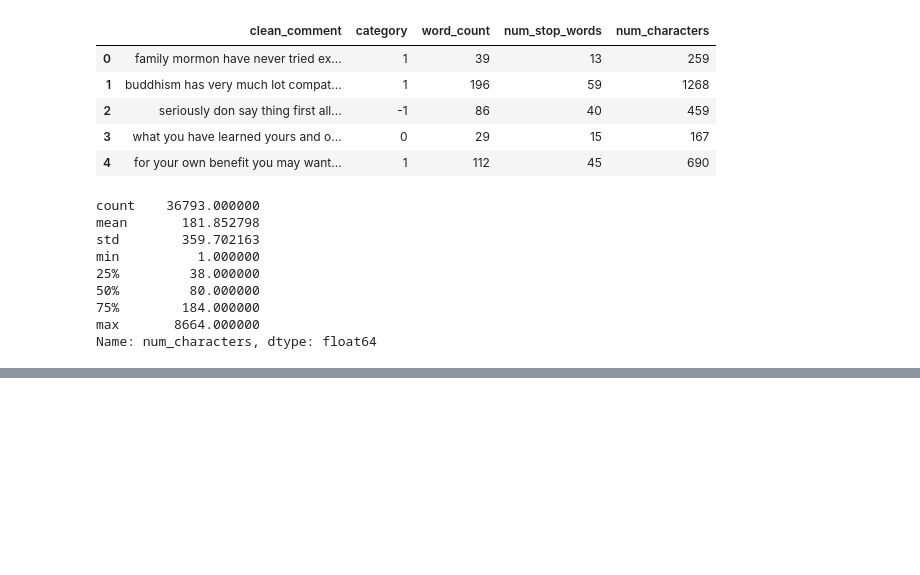
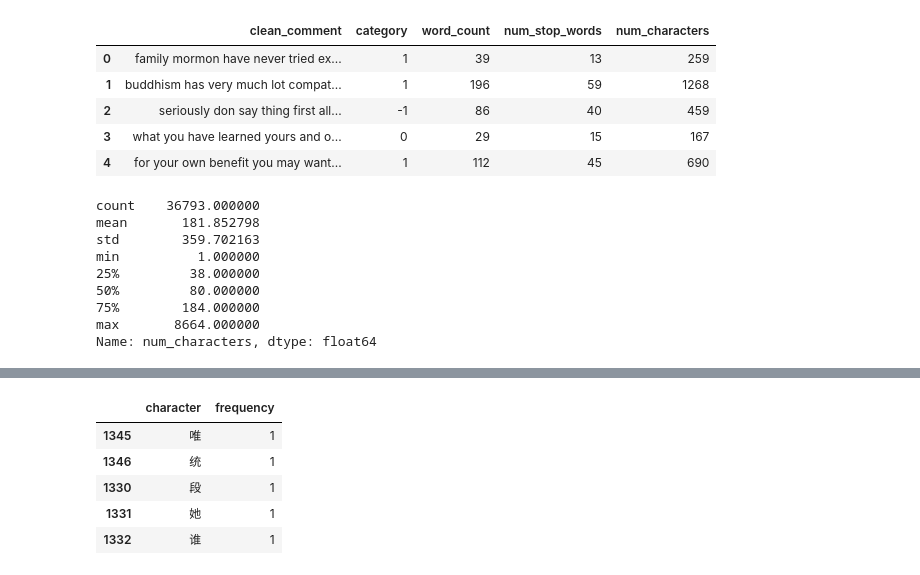
Before and after one commit to HerbertNtim/data-science-lab, a Jupyter notebook: jupyter_works/youtube-sentiment/notebooks/1_Preprocessing_&_EDA.ipynb, the cells around one changed output, grey strips where cells are left out. Drawn from its saved outputs; the diff is of its cells as text; code cells hidden in the pictures; blank space fills up the shorter version.

Commit message:
checked on the special characters

```diff
--- a/jupyter_works/youtube-sentiment/notebooks/1_Preprocessing_&_EDA.ipynb
+++ b/jupyter_works/youtube-sentiment/notebooks/1_Preprocessing_&_EDA.ipynb
@@ -497,0 +504,11 @@ Name: num_characters, dtype: float64
+# %%
+from collections import Counter
+
+# Combine all comments into one large string
+all_text = ' '.join(df["clean_comment"])
+
+# Count the frequency of each character
+character_frequency = Counter(all_text)
+
+# Convert the character frequency into a DataFrame for better display
+character_frequency_dataframe = pd.DataFrame(character_frequency.items(), columns=['character', 'frequency']).sort_values(by="frequency", ascending=False)
@@ -497,0 +532,9 @@ Name: num_characters, dtype: float64
+# %%
+character_frequency_dataframe.tail()
+# %% [output]
+|  | character | frequency |
+| 1345 | 唯 | 1 |
+| 1346 | 统 | 1 |
+| 1330 | 段 | 1 |
+| 1331 | 她 | 1 |
+| 1332 | 谁 | 1 |
```
Also changed, not shown: parts of 3 cells of this notebook.
